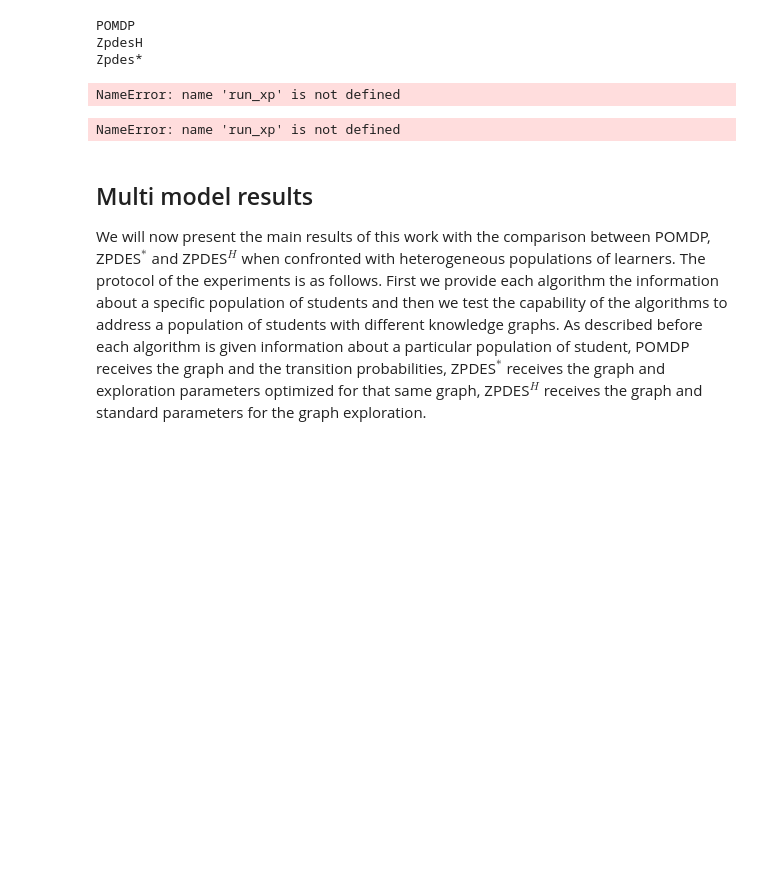
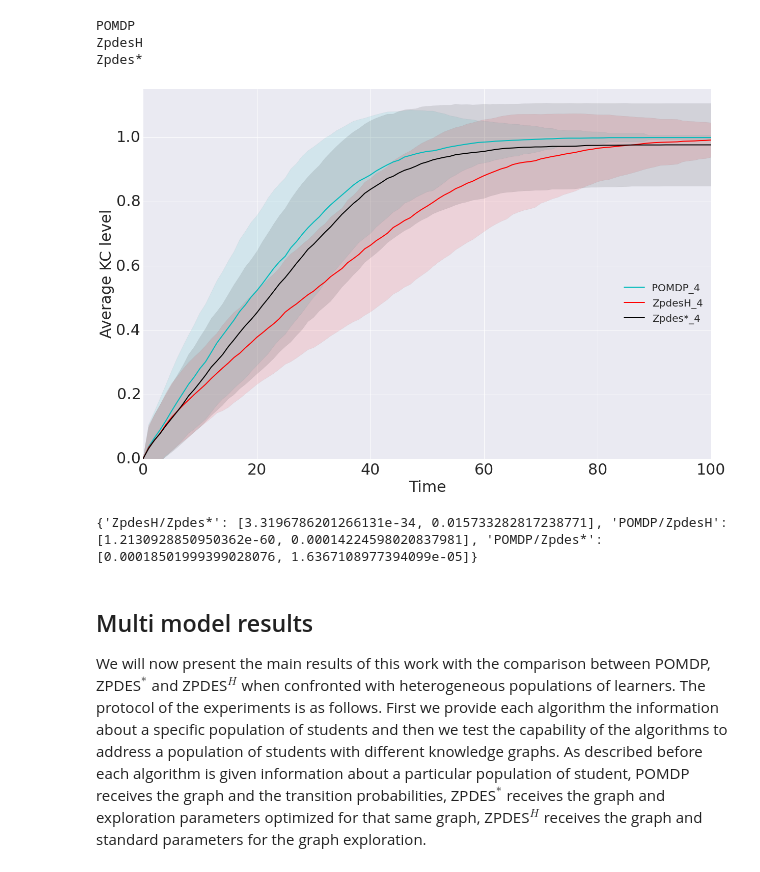
Before and after one commit to edlee123/kidlearn, a Jupyter notebook: notebooks/edm2016/edm2016.ipynb, the cells around one changed output. Drawn from its saved outputs; the diff is of its cells as text; code cells hidden in the pictures; blank space fills up the shorter version.

```diff
--- a/notebooks/edm2016/edm2016.ipynb
+++ b/notebooks/edm2016/edm2016.ipynb
@@ -14,9 +19,11 @@ import run_xp
 ## Single model results
 The first experiment will do a sanity check to evaluate each of the algorithm in standard conditions where the population of learners is the same where each algorithm is optimized. We expect POMDP to have the best results but it is not clear how far ZPDES will be from the optimal solution. For these experimentation, there is only one model used for the learner, and POMDP, ZPDES$^*$ and ZPDES$^H$ are configured for the same model.
 # %%
-ref_learner = ["0"] # to change the model, put an other number between 0 and 4.
+#If you want to lauch the simulation :
 
-xp = run_xp.multi_kt_xp(nb_stud=500, #number of learner per model
+ref_learner = ["4"] # to change the model, put an other number between 0 and 4.
+
+xp = run_xp.multi_kt_xp(nb_stud=600, #number of learner per model
                         nb_step=100, #number of step
                         disruption=0, #the population is not disrupted
                         refs_opti=ref_learner,  # model to configure algorithms
@@ -27,15 +34,15 @@ ZpdesH
 Zpdes*
 # %%
 # Draw Kc average level
-run_xp.draw_xp_kc_curve(xp, ref_sub_group=ref_learner, subgroup_treat=True)
+run_xp.draw_xp_kc_curve(xp, ref_sub_group=ref_learner, subgroup_treat=True, use_std=True)
 # %% [output]
-NameError: name 'run_xp' is not defined
+[figure, added]
 # %%
 # calcul of p-values for step 50 and 100
 pvals = run_xp.calcul_pvals(xp, steps=[50,99])
 print pvals
 # %% [output]
-NameError: name 'run_xp' is not defined
+{'ZpdesH/Zpdes*': [3.3196786201266131e-34, 0.015733282817238771], 'POMDP/ZpdesH': [1.2130928850950362e-60, 0.00014224598020837981], 'POMDP/Zpdes*': [0.00018501999399028076, 1.6367108977394099e-05]}
 # %% [markdown]
 ## Multi model results
 We will now present the main results of this work with the comparison between POMDP, ZPDES$^*$ and ZPDES$^H$ when confronted with heterogeneous populations of learners. The protocol of the experiments is as follows. First we provide each algorithm the information about a specific population of students and then we test the capability of the algorithms to address a population of students with different knowledge graphs. As described before each algorithm is given information about a particular population of student, POMDP receives the graph and the transition probabilities, ZPDES$^*$ receives the graph and exploration parameters optimized for that same graph, ZPDES$^H$ receives the graph and standard parameters for the graph exploration.
```
Also changed, not shown: parts of 4 cells of this notebook, 4 other files.
